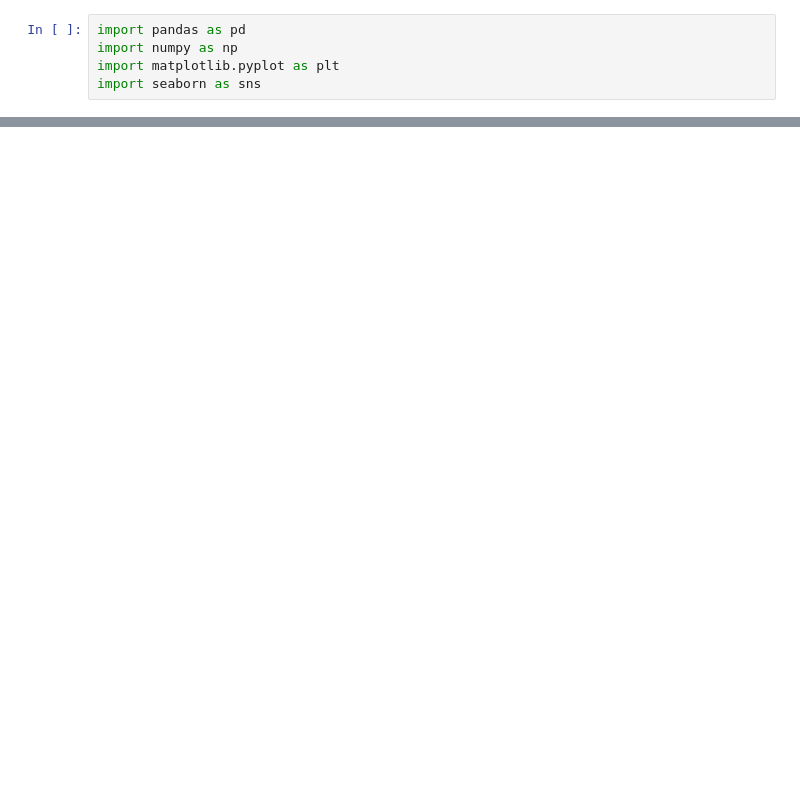
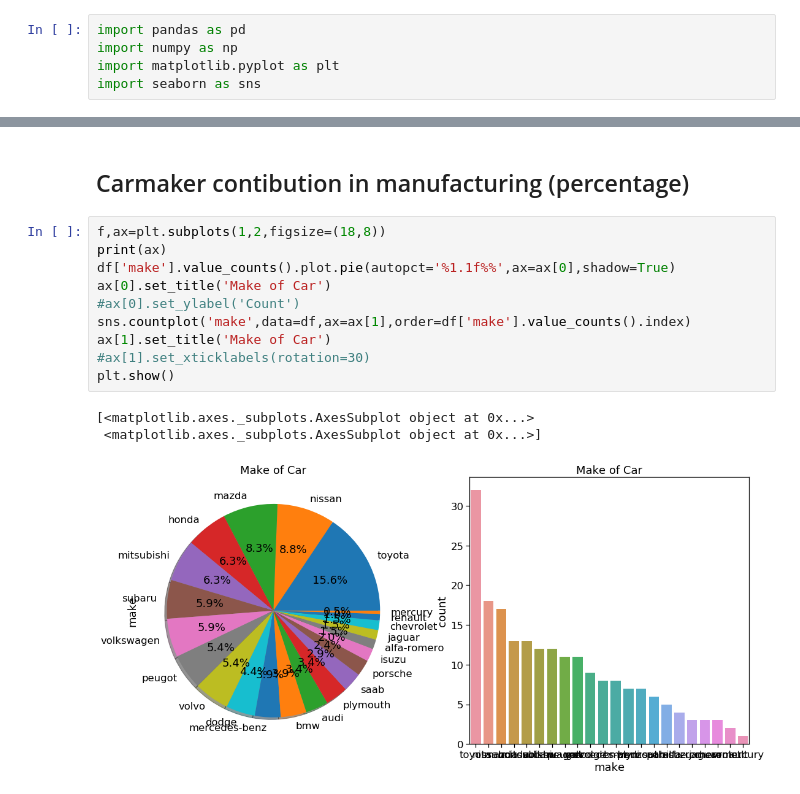
Before and after one commit to sachin-khode/rating-and-price-analysis, a Jupyter notebook: rating and price analysis .ipynb, the cells around one changed output, grey strips where cells are left out. Cells and saved outputs as stored; diff of their text form; blank space fills up the shorter version.

```diff
--- a/rating and price analysis .ipynb
+++ b/rating and price analysis .ipynb
@@ -59,0 +37,16 @@ dtype: int64
+# %% [markdown]
+## Carmaker contibution in manufacturing (percentage)
+# %%
+f,ax=plt.subplots(1,2,figsize=(18,8))
+print(ax)
+df['make'].value_counts().plot.pie(autopct='%1.1f%%',ax=ax[0],shadow=True)
+ax[0].set_title('Make of Car')
+#ax[0].set_ylabel('Count')
+sns.countplot('make',data=df,ax=ax[1],order=df['make'].value_counts().index)
+ax[1].set_title('Make of Car')
+#ax[1].set_xticklabels(rotation=30)
+plt.show()
+# %% [output]
+[<matplotlib.axes._subplots.AxesSubplot object at 0x...>
+ <matplotlib.axes._subplots.AxesSubplot object at 0x...>]
+[figure, added]
```
Also changed, not shown: parts of 26 cells of this notebook.
